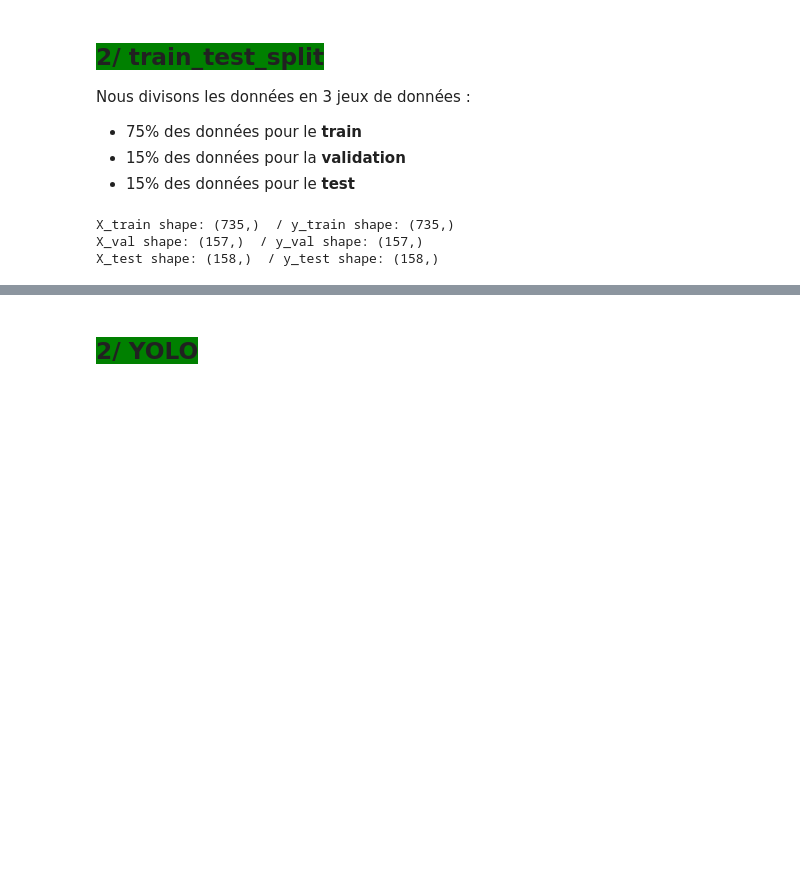
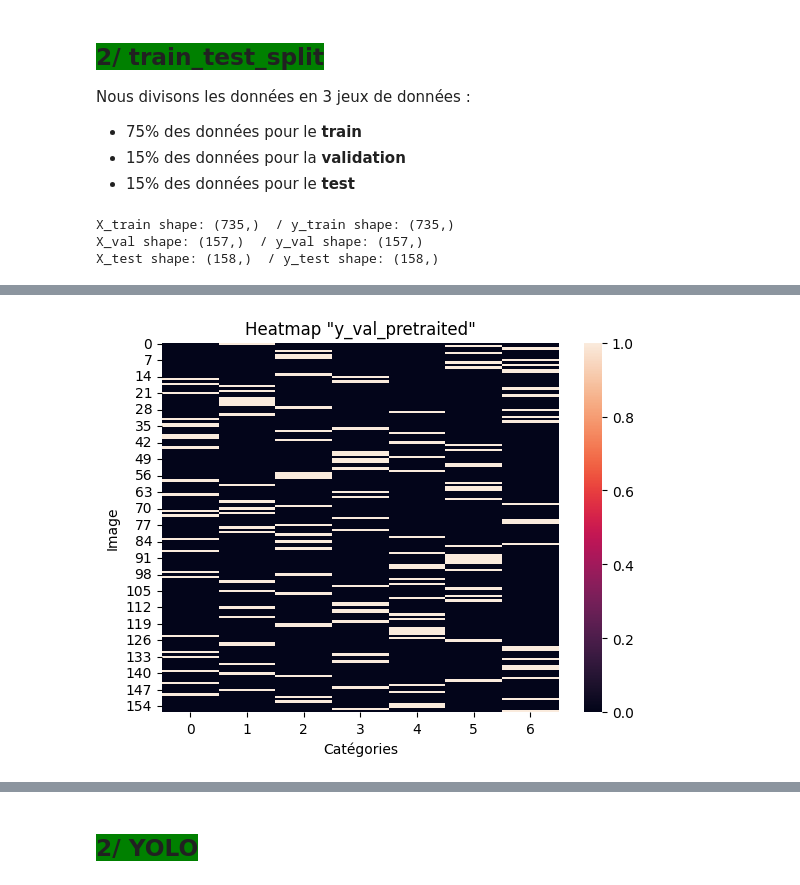
Before and after one commit to pierrickBERTHE/PB8-Dashboard_et_POC, a Jupyter notebook: berthe_pierrick_2_notebook_veille_042024.ipynb, the cells around one changed output, grey strips where cells are left out. Saved outputs shown, nothing was run; the diff lists cells and outputs as text; code cells hidden in the pictures; blank space fills up the shorter version.

```diff
--- a/berthe_pierrick_2_notebook_veille_042024.ipynb
+++ b/berthe_pierrick_2_notebook_veille_042024.ipynb
@@ -449,0 +561,4 @@ X_test shape: (158,)  / y_test shape: (158,)
+# %%
+affiche_heatmap(y_val_pretraited, "y_val_pretraited")
+# %% [output]
+[figure, added]
```
Also changed, not shown: parts of 26 cells of this notebook, 2 other files.
